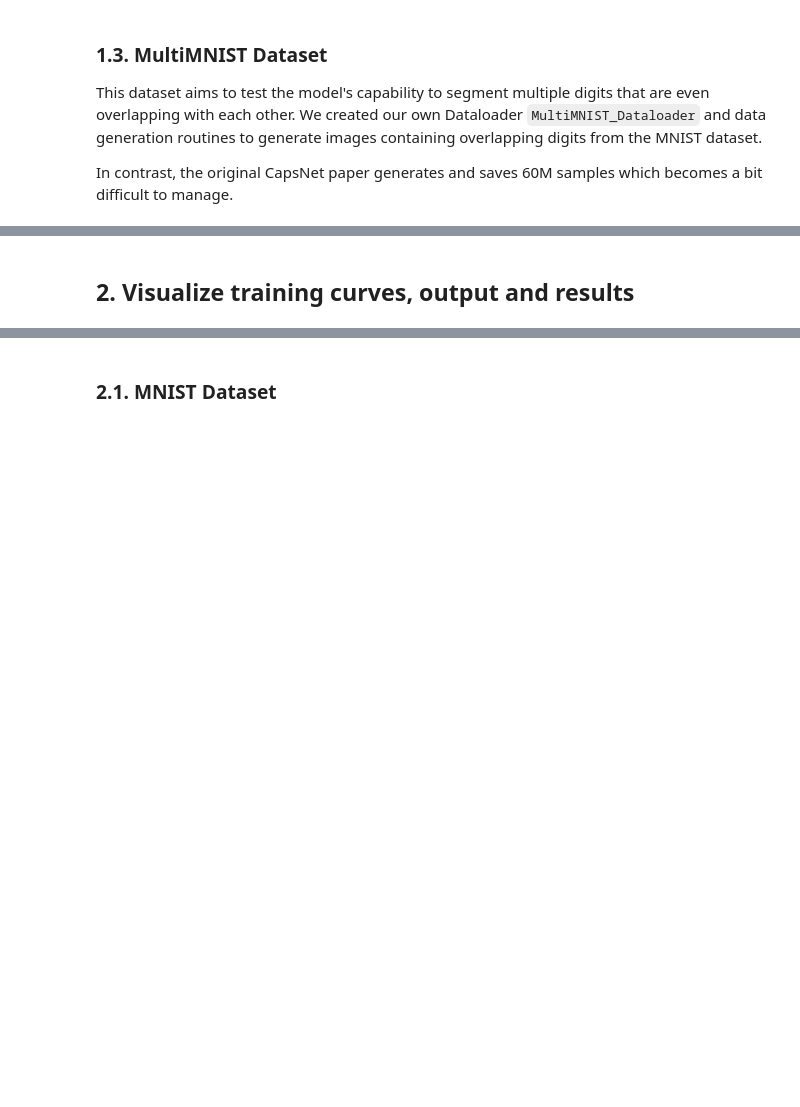
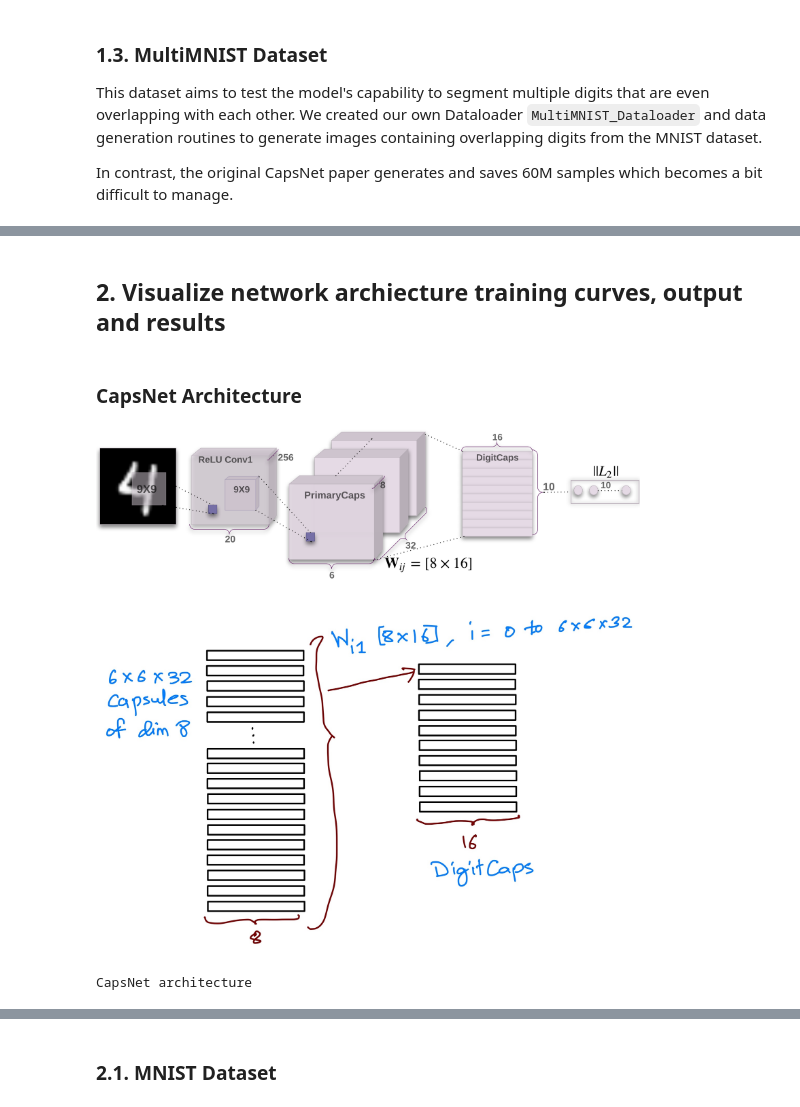
Before and after one commit to SakshamM28/Capsule_Network, a Jupyter notebook: Code/image_demo.ipynb, the cells around one changed output, grey strips where cells are left out. Drawn from its saved outputs; the diff is of its cells as text; code cells hidden in the pictures; blank space fills up the shorter version.

```diff
--- a/Code/image_demo.ipynb
+++ b/Code/image_demo.ipynb
@@ -96,4 +96,17 @@ Top (shifted) image, label is: 6
 # %% [markdown]
-## 2. Visualize training curves, output and results
+## 2. Visualize network archiecture training curves, output and results
 # %%
 from IPython.display import Image, display
+# %% [markdown]
+### CapsNet Architecture
+# %%
+display(Image('./images/capsulearch.png', height=544, width=544))
+
+
+
+display(Image('./images/capsulearch-2.jpg', height=544, width=544))
+print('CapsNet architecture')
+# %% [output]
+[figure, added]
+[figure, added]
+CapsNet architecture
```
Also changed, not shown: parts of 24 cells of this notebook, 3 other files.
